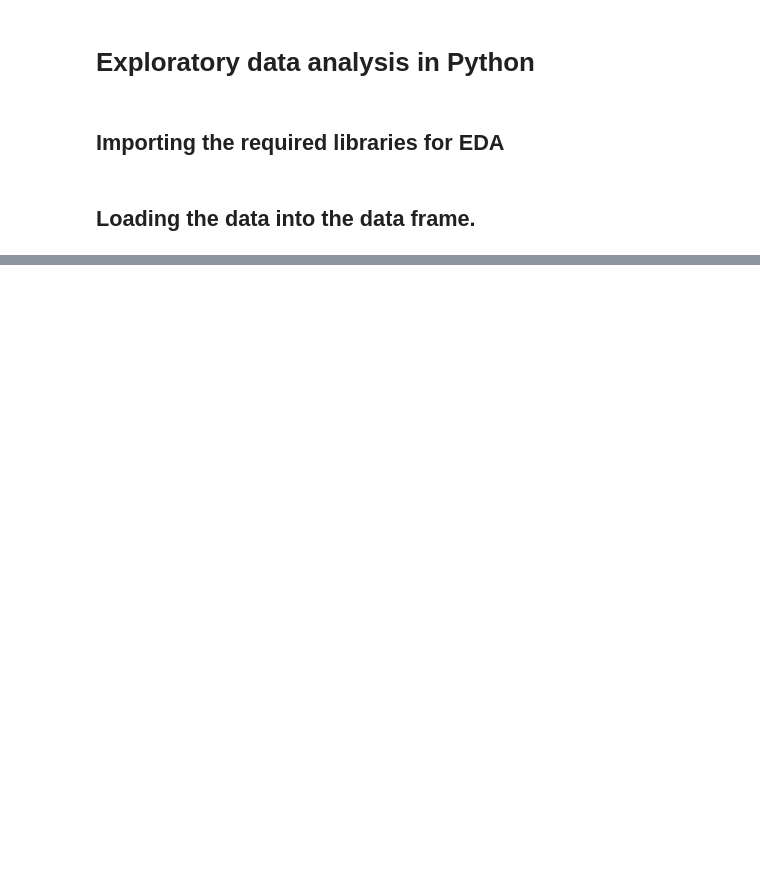
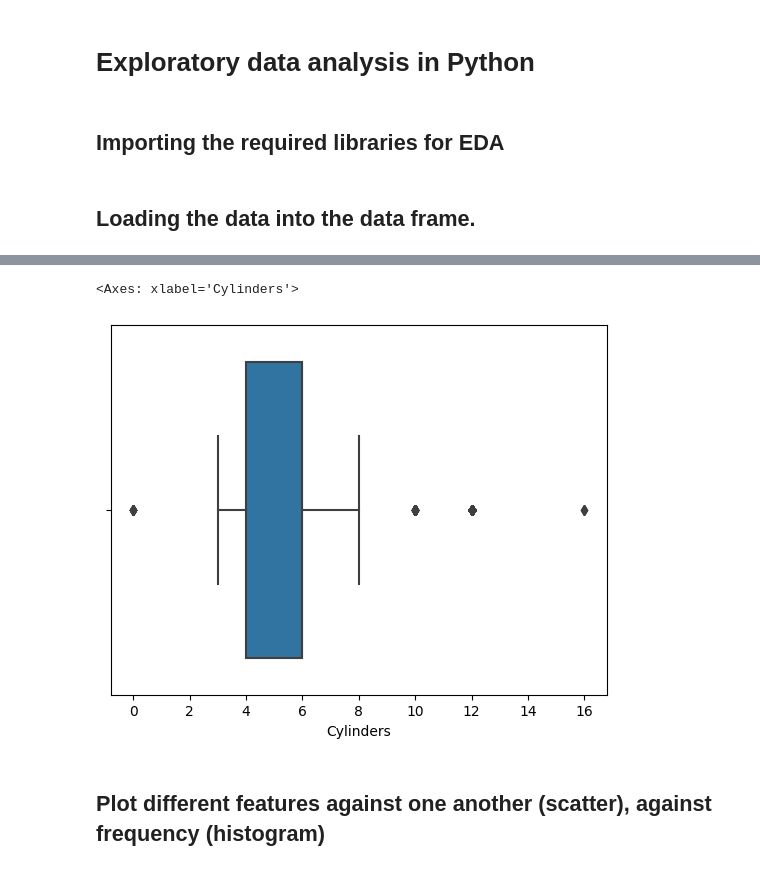
Before and after one commit to beniamine3155/Exploratory_Data_Analysis, a Jupyter notebook: eda.ipynb, the cells around one changed output, grey strips where cells are left out. Saved outputs shown, nothing was run; the diff lists cells and outputs as text; code cells hidden in the pictures; blank space fills up the shorter version.

```diff
--- a/eda.ipynb
+++ b/eda.ipynb
@@ -29,0 +215,7 @@ df
+# %%
+sns.boxplot(x=df['Cylinders'])
+# %% [output]
+<Axes: xlabel='Cylinders'>
+[figure, added]
+# %% [markdown]
+## Plot different features against one another (scatter), against frequency (histogram)
```
Also changed, not shown: parts of 30 cells of this notebook, 2 other files.
